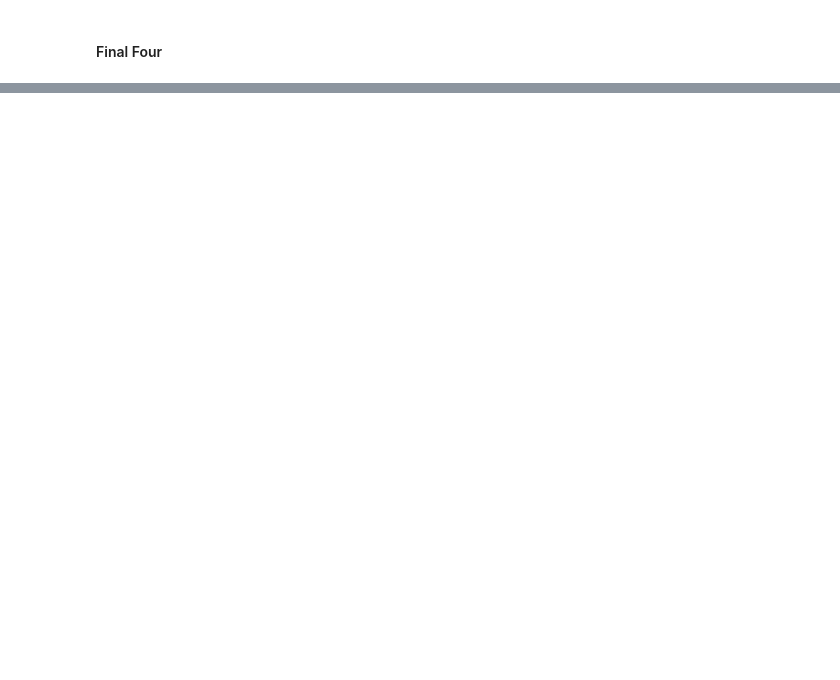
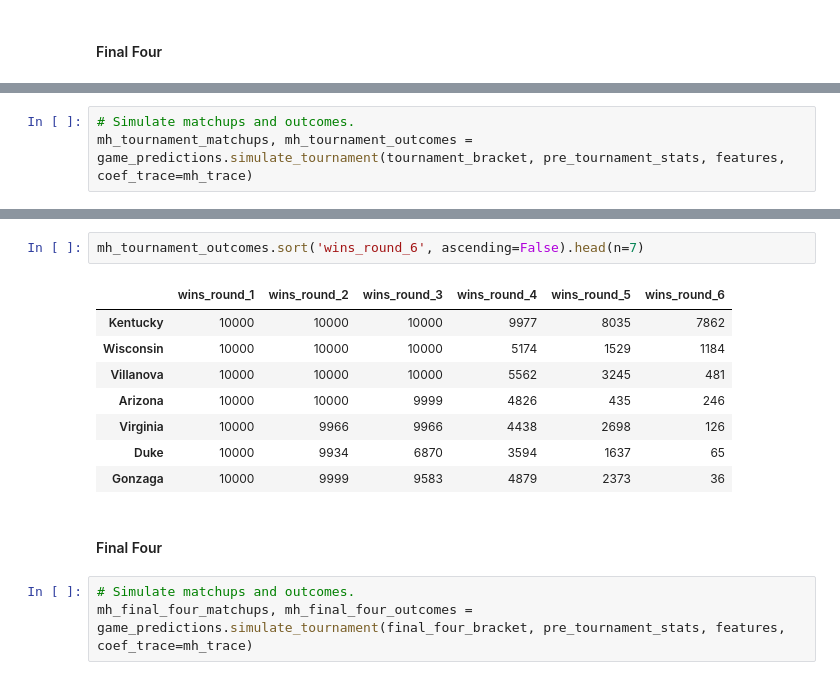
Before and after one commit to micahlanier/bayesket-ball, a Jupyter notebook: src/model/tournament_simulations.ipynb, the cells around one changed output, grey strips where cells are left out. Saved outputs shown, nothing was run; the diff lists cells and outputs as text; blank space fills up the shorter version.

```diff
--- a/src/model/tournament_simulations.ipynb
+++ b/src/model/tournament_simulations.ipynb
@@ -123,0 +133,3 @@ final_four_outcomes
+# %%
+# Simulate matchups and outcomes.
+mh_tournament_matchups, mh_tournament_outcomes = game_predictions.simulate_tournament(tournament_bracket, pre_tournament_stats, features, coef_trace=mh_trace)
@@ -123,0 +174,16 @@ final_four_outcomes
+# %%
+mh_tournament_outcomes.sort('wins_round_6', ascending=False).head(n=7)
+# %% [output]
+|  | wins_round_1 | wins_round_2 | wins_round_3 | wins_round_4 | wins_round_5 | wins_round_6 |
+| Kentucky | 10000 | 10000 | 10000 | 9977 | 8035 | 7862 |
+| Wisconsin | 10000 | 10000 | 10000 | 5174 | 1529 | 1184 |
+| Villanova | 10000 | 10000 | 10000 | 5562 | 3245 | 481 |
+| Arizona | 10000 | 10000 | 9999 | 4826 | 435 | 246 |
+| Virginia | 10000 | 9966 | 9966 | 4438 | 2698 | 126 |
+| Duke | 10000 | 9934 | 6870 | 3594 | 1637 | 65 |
+| Gonzaga | 10000 | 9999 | 9583 | 4879 | 2373 | 36 |
+# %% [markdown]
+#### Final Four
+# %%
+# Simulate matchups and outcomes.
+mh_final_four_matchups, mh_final_four_outcomes = game_predictions.simulate_tournament(final_four_bracket, pre_tournament_stats, features, coef_trace=mh_trace)
```
Also changed, not shown: parts of 21 cells of this notebook, 1 other file.
